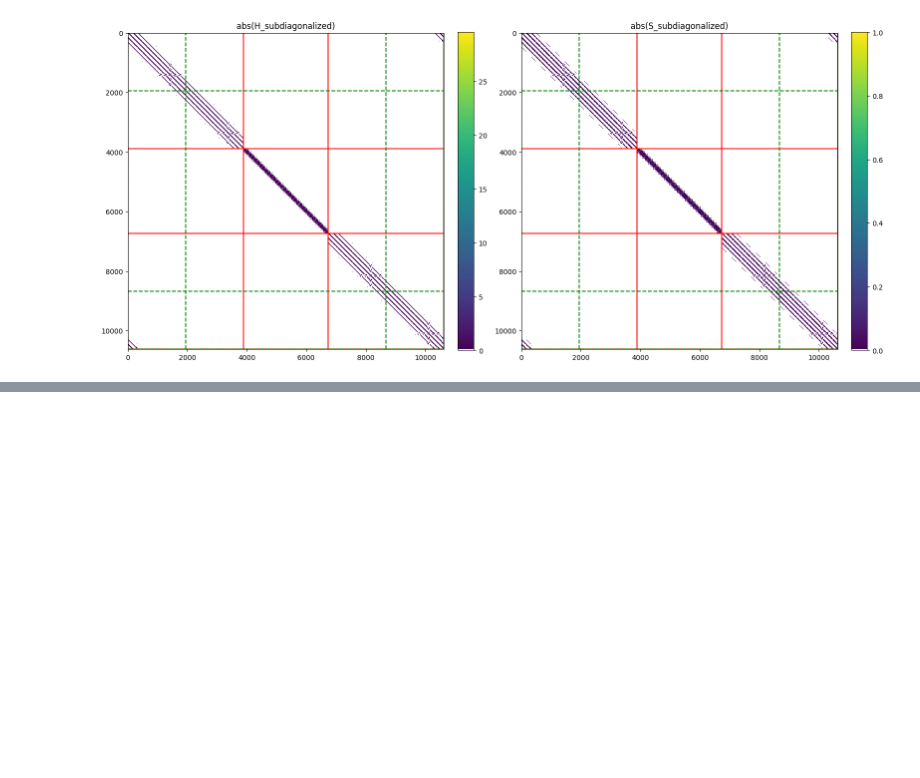
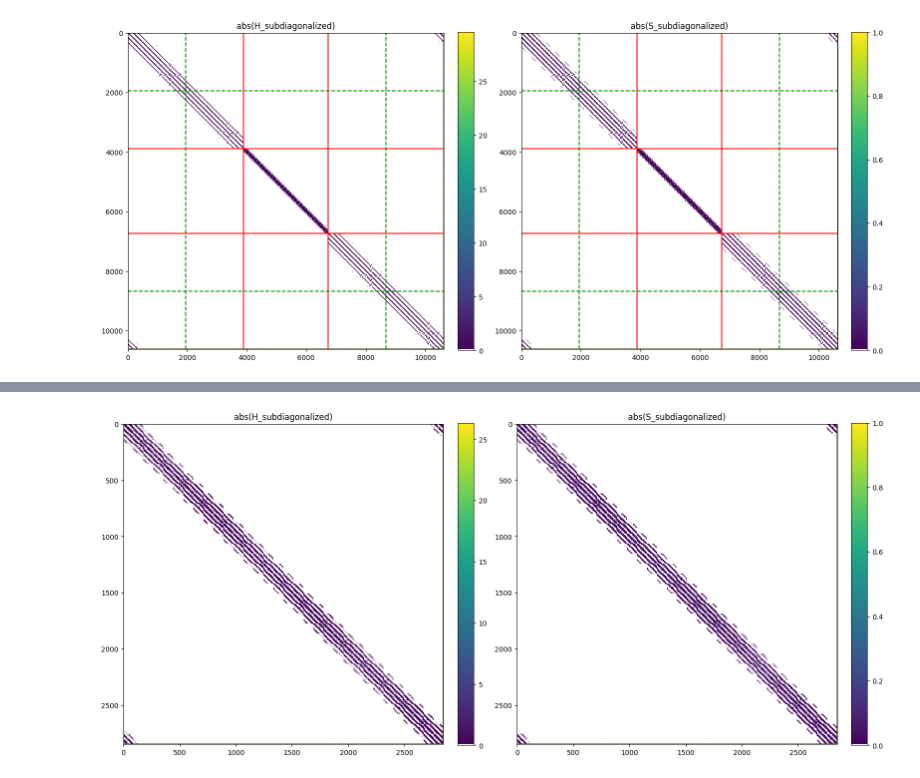
Before and after one commit to aj0337/qtpyt-tests, a Jupyter notebook: CNT_AGNR/notebooks/compute_tridiagonal_nodes.ipynb, the cells around one changed output, grey strips where cells are left out. Cells and saved outputs as stored; diff of their text form; code cells hidden in the pictures; blank space fills up the shorter version.

```diff
--- a/CNT_AGNR/notebooks/compute_tridiagonal_nodes.ipynb
+++ b/CNT_AGNR/notebooks/compute_tridiagonal_nodes.ipynb
@@ -144,0 +184,51 @@ plt.show()
+# %%
+basis = {'C': 9, 'H': 4}
+
+bridge_atoms = read('../structures/unrelaxed/sorted/bridge.xyz')
+bridge_basis = Basis.from_dictionary(bridge_atoms, basis)
+
+nodes = [0, bridge_basis.nao]
+np.save("../unrelaxed/output/lowdin/nodes.npy", nodes)
+# %%
+data_folder = "../unrelaxed/output/lowdin"
+regions = np.load(f"{data_folder}/regions.npy")
+H_subdiagonalized, S_subdiagonalized = np.load(f"{data_folder}/hs_los.npy")
+H_subdiagonalized = H_subdiagonalized[0]
+S_subdiagonalized = S_subdiagonalized[0]
+cmap = cm.get_cmap('viridis', 256)
+new_colors = cmap(np.linspace(0, 1, 256))
+new_colors[0] = [1, 1, 1, 1]
+new_cmap = ListedColormap(new_colors)
+
+fig, axes = plt.subplots(1, 2, figsize=(16, 8))
+
+
+im0 = axes[0].imshow(np.abs(H_subdiagonalized), cmap=new_cmap)
+axes[0].set_title("abs(H_subdiagonalized)")
+for region in regions:
+    axes[0].axhline(region - 0.5, color='red', linewidth=1.5)
+    axes[0].axvline(region - 0.5, color='red', linewidth=1.5)
+
+for node in nodes:
+    axes[0].axhline(node - 0.5, color='green', linewidth=1.5, linestyle='--')
+    axes[0].axvline(node - 0.5, color='green', linewidth=1.5, linestyle='--')
+
+fig.colorbar(im0, ax=axes[0], fraction=0.046, pad=0.04)
+
+
+im1 = axes[1].imshow(np.abs(S_subdiagonalized), cmap=new_cmap)
+axes[1].set_title("abs(S_subdiagonalized)")
+for region in regions:
+    axes[1].axhline(region - 0.5, color='red', linewidth=1.5)
+    axes[1].axvline(region - 0.5, color='red', linewidth=1.5)
+
+for node in nodes:
+    axes[1].axhline(node - 0.5, color='green', linewidth=1.5, linestyle='--')
+    axes[1].axvline(node - 0.5, color='green', linewidth=1.5, linestyle='--')
+
+fig.colorbar(im1, ax=axes[1], fraction=0.046, pad=0.04)
+
+plt.tight_layout()
+plt.show()
+# %% [output]
+[figure, added]
```
Also changed, not shown: parts of 4 cells of this notebook, 2 other files.
